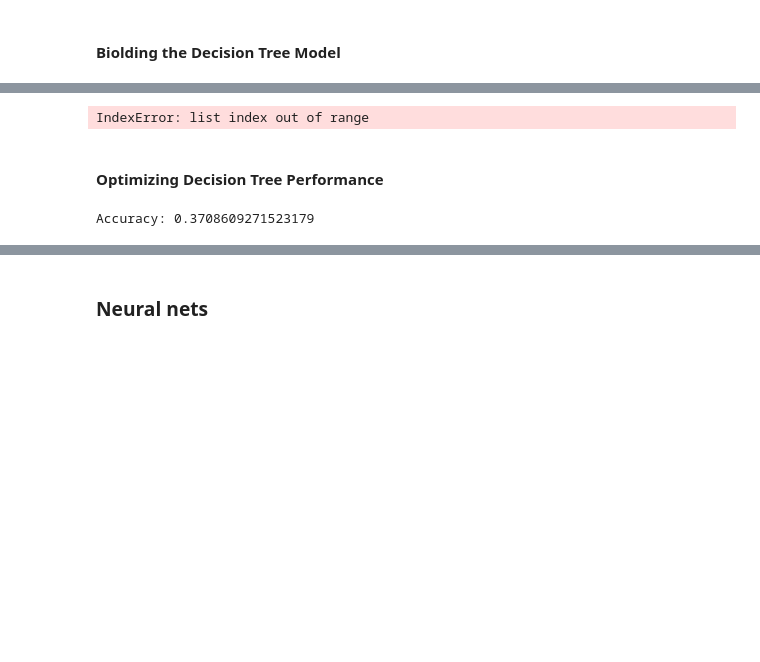
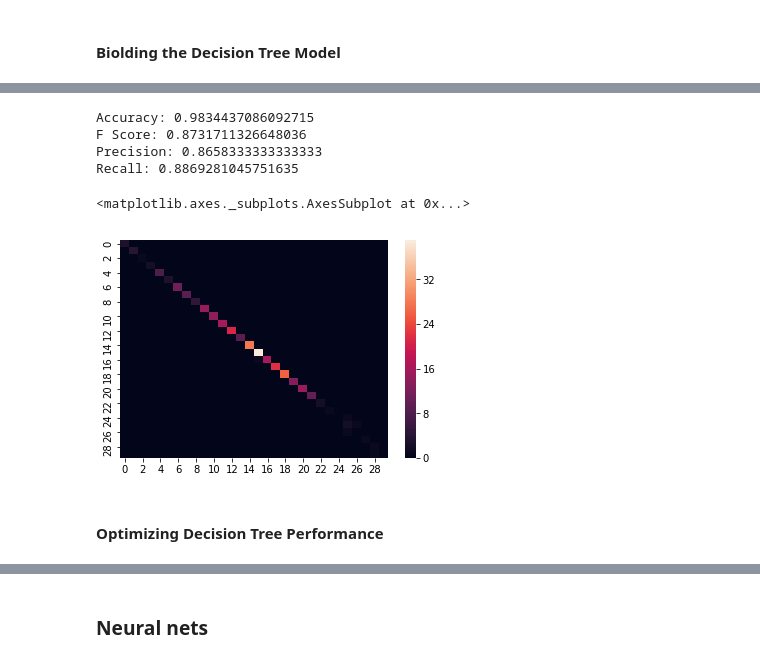
Before and after one commit to Adrian-Garcia/Machine-learning-1st-partial, a Jupyter notebook: 1st partial exam.ipynb, the cells around one changed output, grey strips where cells are left out. Cells and saved outputs as stored; diff of their text form; code cells hidden in the pictures; blank space fills up the shorter version.

Commit message:
Added accuaracy, f score, precision, recall and confussion matrix for decision trees

```diff
--- a/1st partial exam.ipynb
+++ b/1st partial exam.ipynb
@@ -97,29 +77,19 @@ Note: you may need to restart the kernel to use updated packages.
-# %%
-# TODO: Decision tree is not displayed
-from sklearn.tree import export_graphviz
-from sklearn.externals.six import StringIO
-from IPython.display import Image
-import pydotplus
-
-dot_data = StringIO()
-export_graphviz(clf, out_file=dot_data,
-                filled=True, rounded=True,
-                special_characters=True,
-                feature_names = feature_cols,
-                class_names=['0','1']
-               )
-graph = pydotplus.graph_from_dot_data(dot_data.getvalue())
-graph.write_png('diabetes.png')
-Image(graph.create_png())
-# %% [output]
-IndexError: list index out of range
+# %%
+print("Accuracy:",metrics.accuracy_score(y_test.round(), y_pred.round()))
+print("F Score:",metrics.f1_score(y_test.round(), y_pred.round(), average="macro"))
+print("Precision:",metrics.precision_score(y_test.round(), y_pred.round(), average="macro"))
+print("Recall:",metrics.recall_score(y_test.round(), y_pred.round(), average="macro"))
+sns.heatmap(metrics.confusion_matrix(y_test.round(), y_pred.round()))
+# %% [output]
+Accuracy: 0.9834437086092715
+F Score: 0.8731711326648036
+Precision: 0.8658333333333333
+Recall: 0.8869281045751635
+<matplotlib.axes._subplots.AxesSubplot at 0x...>
+[figure, added]
 # %% [markdown]
 #### Optimizing Decision Tree Performance
 # %%
 clf = DecisionTreeClassifier(criterion="entropy", max_depth=3)
 clf = clf.fit(X_train.astype('int'), y_train.astype('int'))
 y_pred = clf.predict(X_test)
-# %%
-print("Accuracy:",metrics.accuracy_score(y_test.astype('int'), y_pred.astype('int')))
-# %% [output]
-Accuracy: 0.3708609271523179
```
Also changed, not shown: parts of 11 cells of this notebook, 48 other files.
